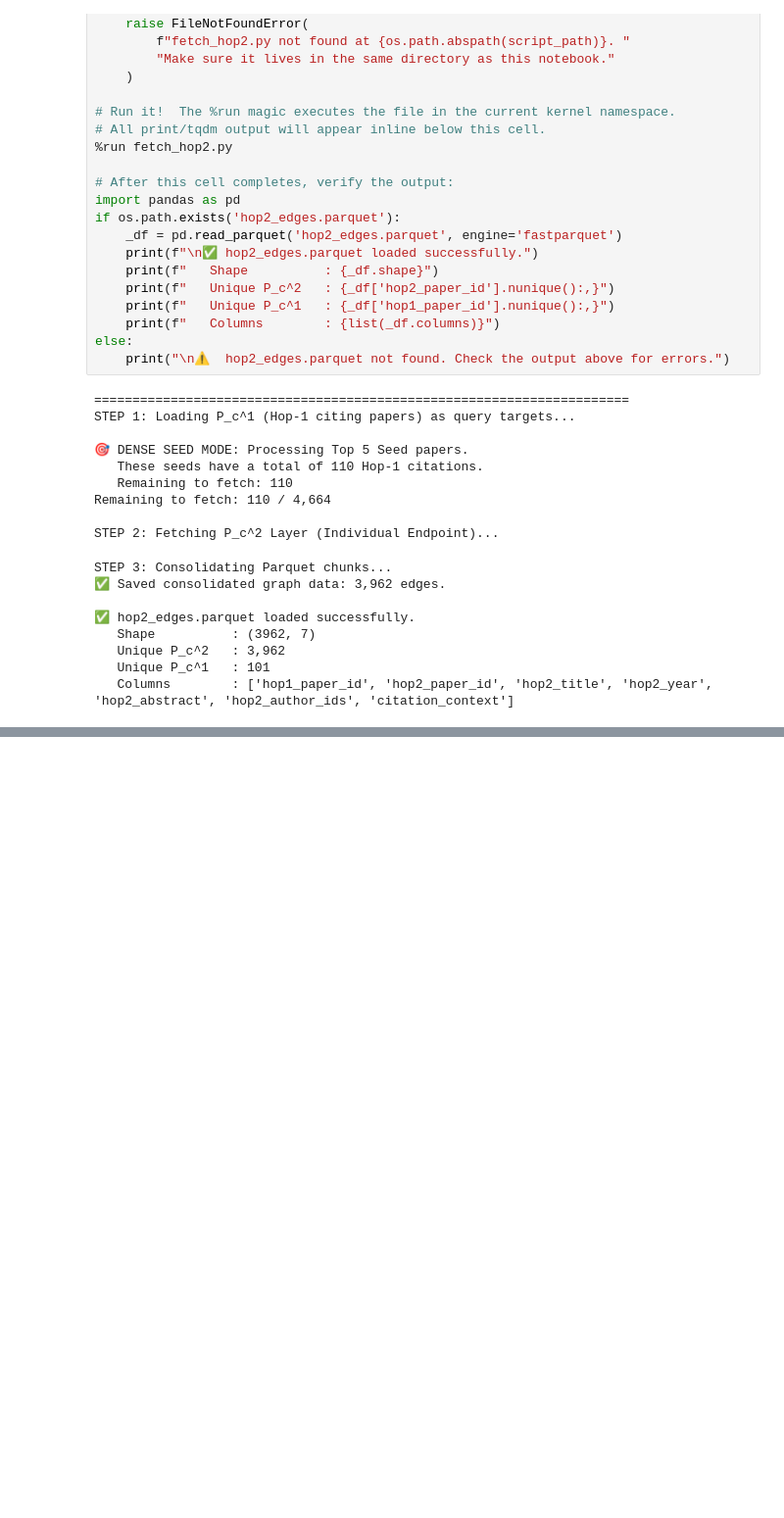
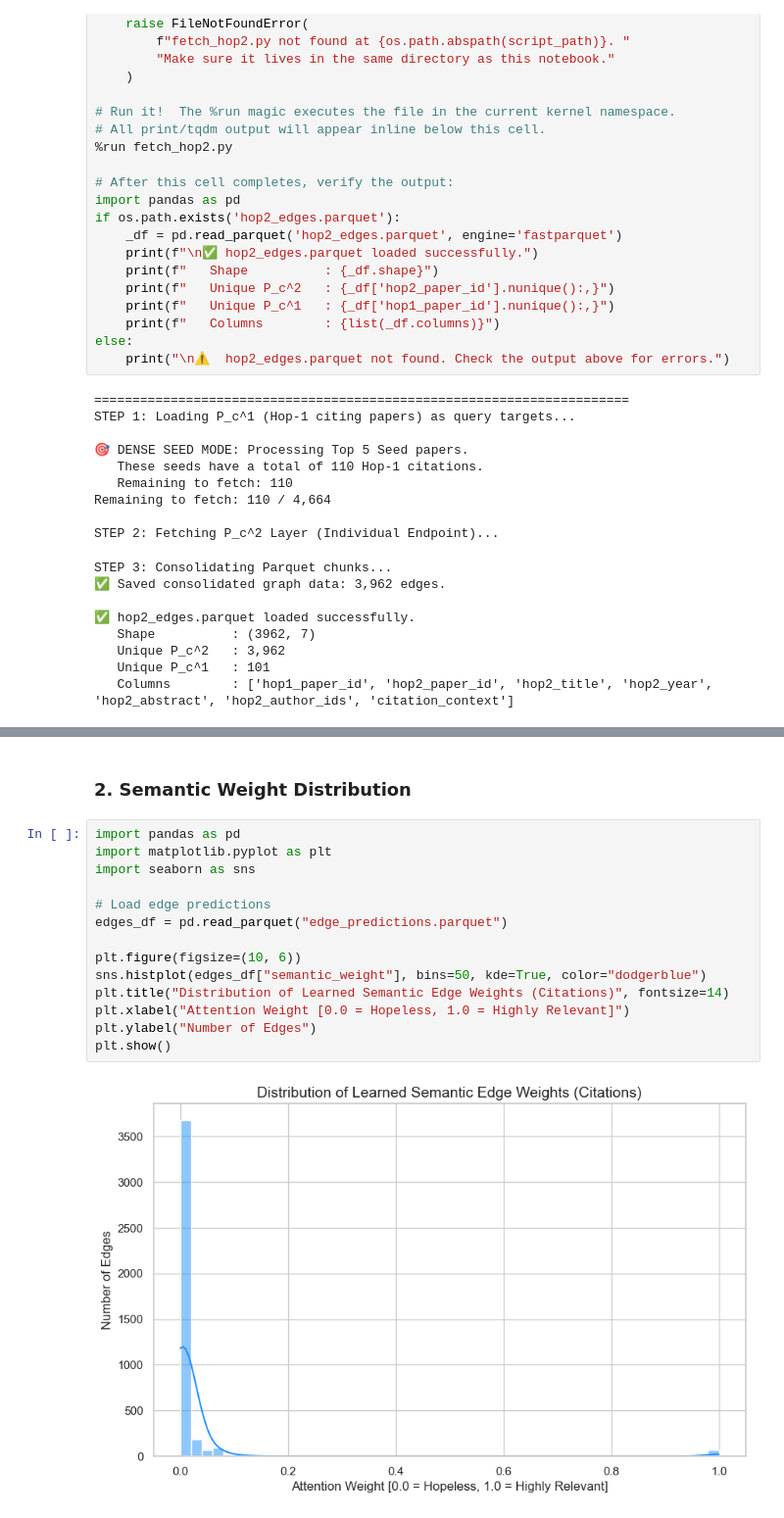
Before and after one commit to SanjanaHukkeriIIITH/DS-ResearchPaperPipeline, a Jupyter notebook: semantic_hpfrac/hpfrac.ipynb, the cells around one changed output, grey strips where cells are left out. Shown at 98% size. Saved outputs shown, nothing was run; the diff lists cells and outputs as text; blank space fills up the shorter version.

```diff
--- a/semantic_hpfrac/hpfrac.ipynb
+++ b/semantic_hpfrac/hpfrac.ipynb
@@ -1585,0 +1656,18 @@ STEP 3: Consolidating Parquet chunks...
+# %% [markdown]
+### 2. Semantic Weight Distribution
+# %%
+import pandas as pd
+import matplotlib.pyplot as plt
+import seaborn as sns
+
+# Load edge predictions
+edges_df = pd.read_parquet("edge_predictions.parquet")
+
+plt.figure(figsize=(10, 6))
+sns.histplot(edges_df["semantic_weight"], bins=50, kde=True, color="dodgerblue")
+plt.title("Distribution of Learned Semantic Edge Weights (Citations)", fontsize=14)
+plt.xlabel("Attention Weight [0.0 = Hopeless, 1.0 = Highly Relevant]")
+plt.ylabel("Number of Edges")
+plt.show()
+# %% [output]
+[figure, added]
```
Also changed, not shown: parts of 16 cells of this notebook, 4 other files.
